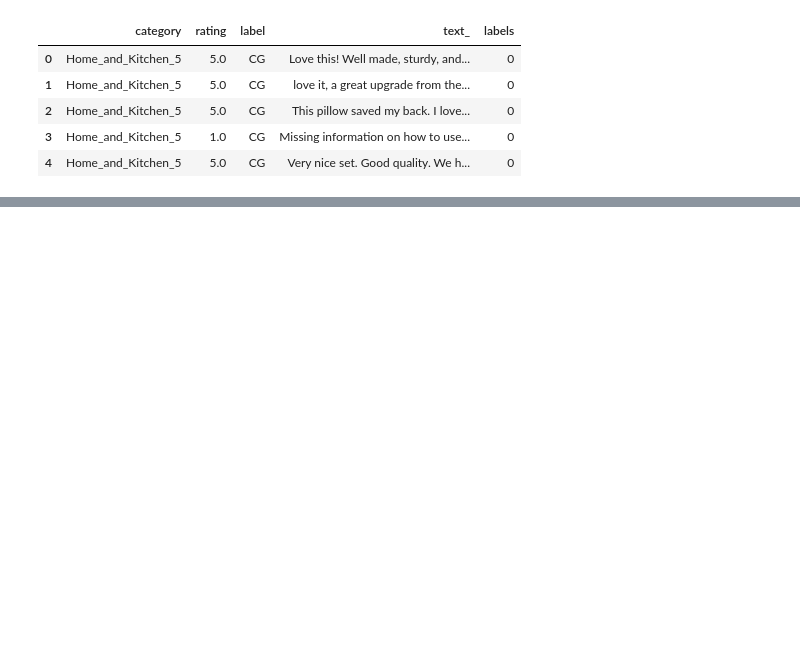
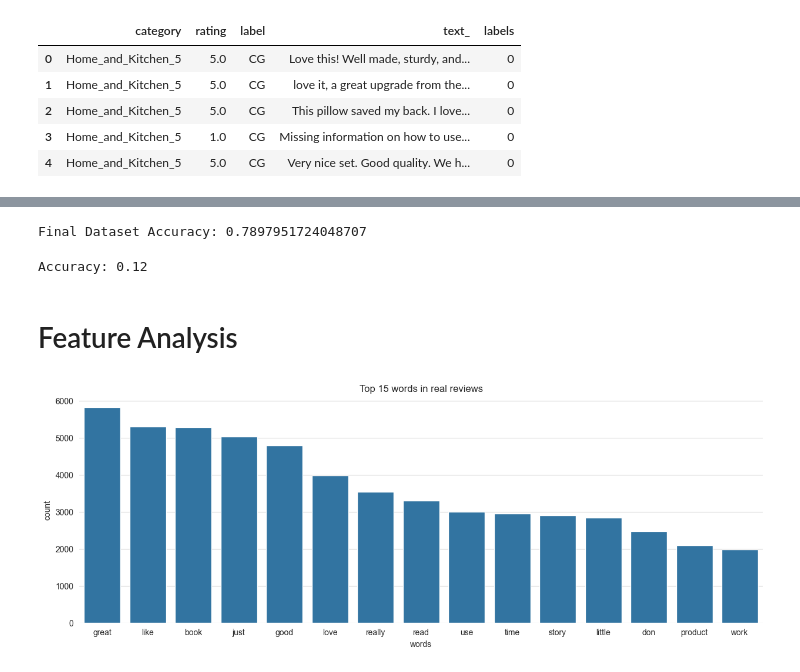
Before and after one commit to Marco6666662/Fake-Amazon-Review-NLP-Detection, a Jupyter notebook: Logistic Regression.ipynb, the cells around one changed output, grey strips where cells are left out. Cells and saved outputs as stored; diff of their text form; code cells hidden in the pictures; blank space fills up the shorter version.

Commit message:
visuals

```diff
--- a/Logistic Regression.ipynb
+++ b/Logistic Regression.ipynb
@@ -107,0 +126,20 @@ array([1, 1, 1, 1, 1, 0, 1, 1, 1, 1, 1, 1, 1, 1, 1, 1, 1, 0, 1, 1, 1, 1,
+# %%
+final_df = pd.read_csv('final_reviews.csv')
+X_final = vectorizer.fit_transform(final_df['text_'])
+y_final = final_df['labels']
+
+final_logreg = LogisticRegression(C=1e5, max_iter=1000)
+
+
+final_accuracies = []
+
+for train_index, test_index in skf.split(X_final, y_final):
+    X_train, X_test = X_final[train_index], X_final[test_index]
+    y_train, y_test = y_final[train_index], y_final[test_index]
+
+    final_logreg.fit(X_train, y_train)
+    y_pred = final_logreg.predict(X_test)
+
+    accuracy = accuracy_score(y_test, y_pred)
+    print('Fold Accuracy:', accuracy)
+    final_accuracies.append(accuracy)
@@ -107,0 +187,40 @@ array([1, 1, 1, 1, 1, 0, 1, 1, 1, 1, 1, 1, 1, 1, 1, 1, 1, 0, 1, 1, 1, 1,
+# %%
+print('Final Dataset Accuracy:', np.mean(final_accuracies))
+# %% [output]
+Final Dataset Accuracy: 0.7897951724048707
+# %%
+X_test = vectorizer.transform(corpus_test).toarray()
+final_pred_labels = final_logreg.predict(X_test)
+final_pred_labels
+
+print('Accuracy:', accuracy_score(y_actual, final_pred_labels))
+# %% [output]
+Accuracy: 0.12
+# %% [markdown]
+# Feature Analysis
+# %%
+real_text = final_df[final_df['labels']==1]['text_']
+fake_text = final_df[final_df['labels']==0]['text_']
+
+def get_top_n_words(corpus, n=None):
+    vec = CountVectorizer(stop_words='english').fit(corpus)
+    bag_of_words = vec.transform(corpus)
+    sum_words = bag_of_words.sum(axis=0)
+    words_freq = [(word, sum_words[0, idx])
+                for word, idx in vec.vocabulary_.items()]
+    words_freq = sorted(words_freq, key = lambda x: x[1],
+                reverse=True)
+    return words_freq[:n]
+
+
+top_words_real = get_top_n_words(real_text, n=15)
+top_words_fake = get_top_n_words(fake_text, n=15)
+# %%
+
+
+plt.figure(figsize=(15,5))
+plt.title('Top 15 words in real reviews')
+sns.barplot(x='words', y='count', data=pd.DataFrame(top_words_real, columns=['words', 'count']))
+sns.despine(left=True, bottom=True)
+# %% [output]
+[figure, added]
```
Also changed, not shown: parts of 13 cells of this notebook.
